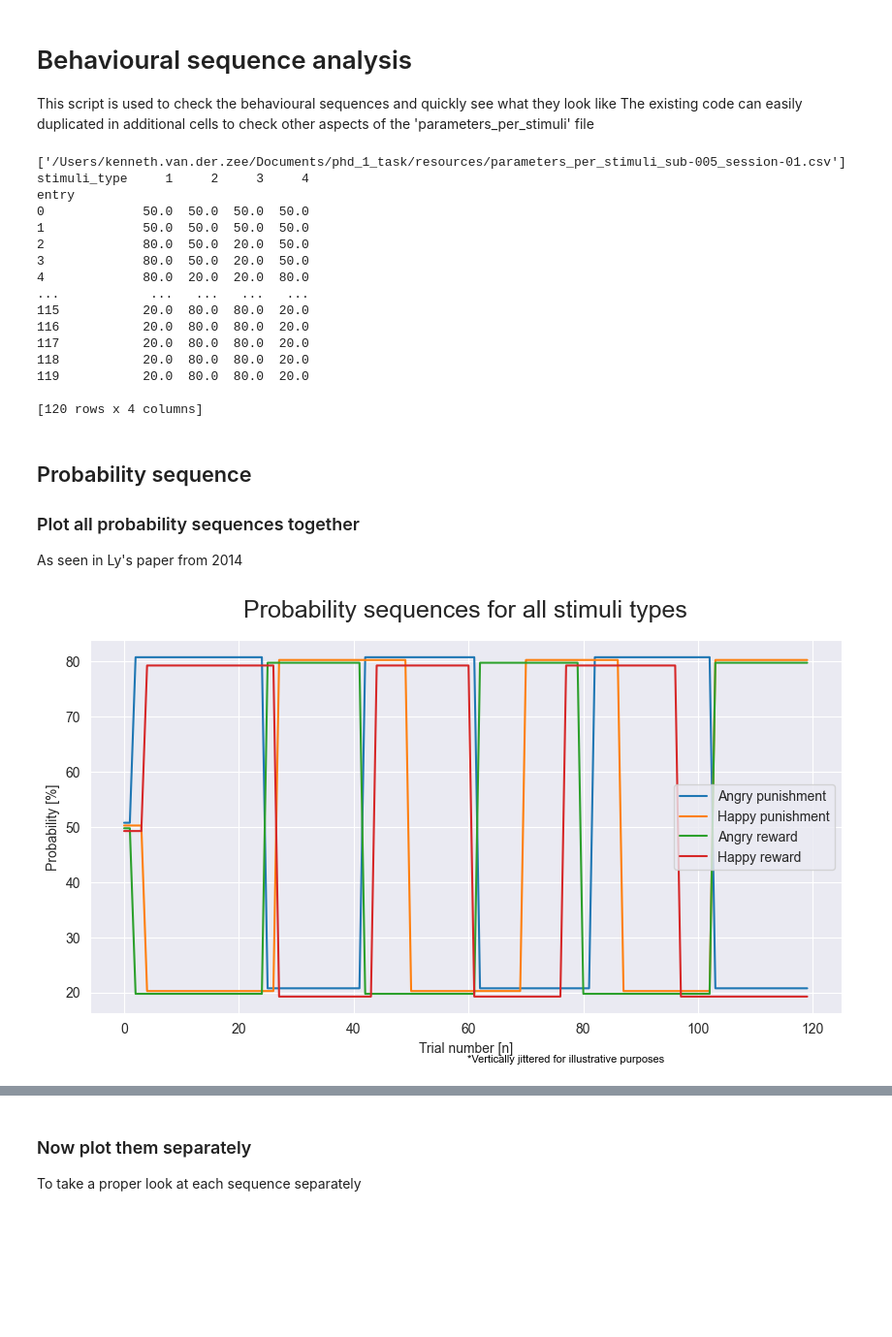
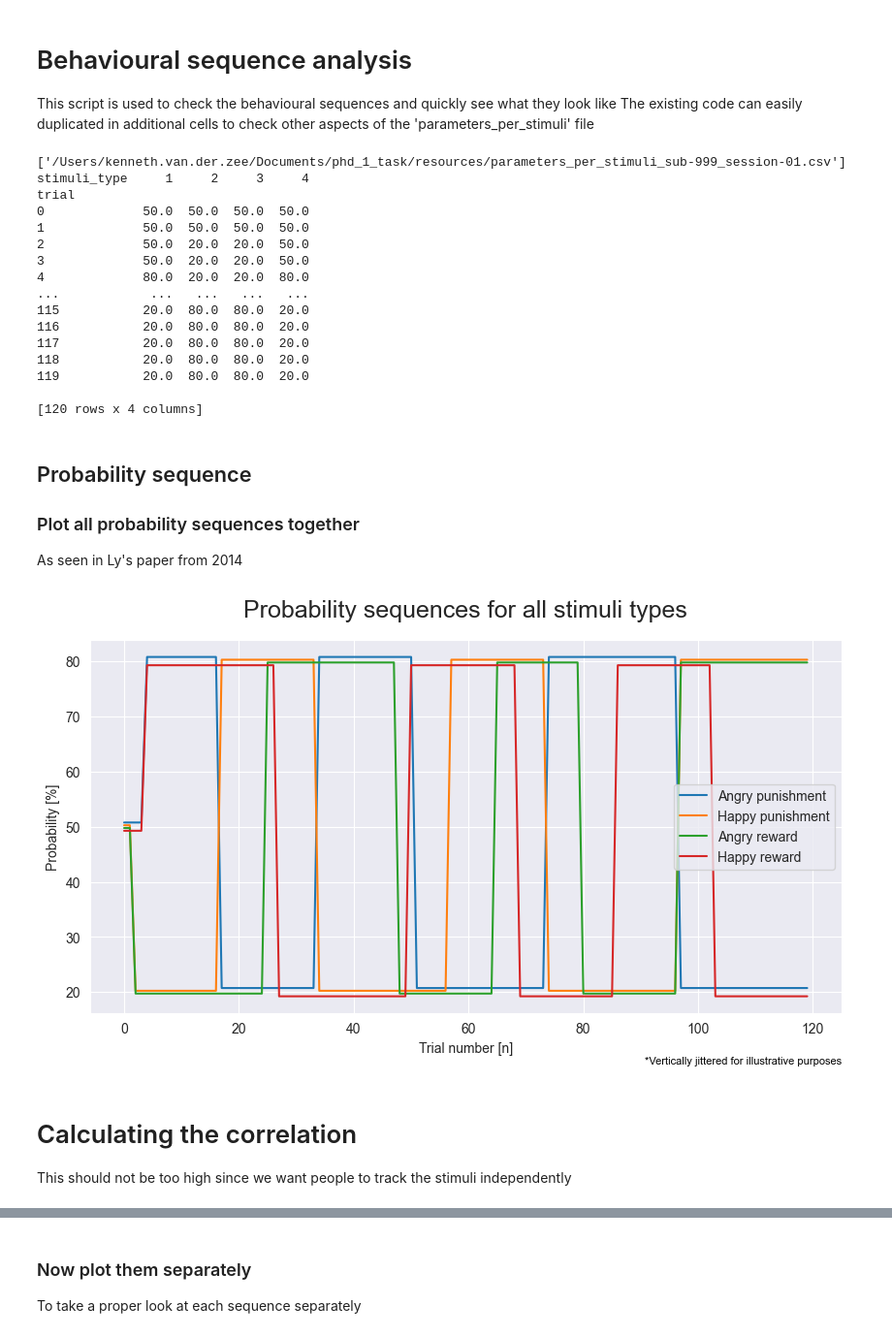
Before and after one commit to KTZ228/phd_1_analysis, a Jupyter notebook: scripts/behavioural_sequence_analysis.ipynb, the cells around one changed output, grey strips where cells are left out. Shown at 97% size. Saved outputs shown, nothing was run; the diff lists cells and outputs as text; code cells hidden in the pictures; blank space fills up the shorter version.

```diff
--- a/scripts/behavioural_sequence_analysis.ipynb
+++ b/scripts/behavioural_sequence_analysis.ipynb
@@ -16,7 +16,7 @@ if not os.path.exists(output_dir):
     os.makedirs(output_dir)
 # %%
 # Load the path and read the CSV
-subject_id = [5]
+subject_id = [999]
 session_number = [1]
 experiment_output_path = os.path.join('/Users', 'kenneth.van.der.zee', 'Documents', 'phd_1_task', 'experiment_output')
 
@@ -26,20 +26,19 @@ print(sequence_path)
 sequence_dataframe = pd.read_csv(sequence_path[0], sep=';')
 
 # Adding a helper column 'entry' to keep track of the count of each type
-sequence_dataframe['entry'] = sequence_dataframe.groupby('stimuli_type').cumcount()
+sequence_dataframe['trial'] = sequence_dataframe.groupby('stimuli_type').cumcount()
 
 # Pivot the DataFrame using the new 'entry' column as the index
-probability_dataframe_pivoted = sequence_dataframe.pivot(index = 'entry', columns = 'stimuli_type', values = 'probability_condition')
-#reinforcement_dataframe_pivoted = sequence_dataframe.pivot(index = 'entry', columns = 'stimuli_type', values = 'reinforcement_sequence')
+probability_dataframe_pivoted = sequence_dataframe.pivot(index = 'trial', columns = 'stimuli_type', values = 'probability_condition')
 print(probability_dataframe_pivoted)
 # %% [output]
-['/Users/kenneth.van.der.zee/Documents/phd_1_task/resources/parameters_per_stimuli_sub-005_session-01.csv']
+['/Users/kenneth.van.der.zee/Documents/phd_1_task/resources/parameters_per_stimuli_sub-999_session-01.csv']
 stimuli_type     1     2     3     4
-entry
+trial
 0             50.0  50.0  50.0  50.0
 1             50.0  50.0  50.0  50.0
-2             80.0  50.0  20.0  50.0
-3             80.0  50.0  20.0  50.0
+2             50.0  20.0  20.0  50.0
+3             50.0  20.0  20.0  50.0
 4             80.0  20.0  20.0  80.0
 ...            ...   ...   ...   ...
 115           20.0  80.0  80.0  20.0
@@ -56,21 +55,24 @@ As seen in Ly's paper from 2014
 # %%
 # Jitter vertically to make the lines easier to read when overlapping
 jitter_strength = [0.75, 0.25, -0.25, -0.75]
 stimuli_type_names = ['Angry punishment','Happy punishment','Angry reward','Happy reward']
 note = '*Vertically jittered for illustrative purposes'
 
 # Plot all stimuli types together
-plt.figure(figsize=(10, 5))
+fix, ax = plt.subplots(figsize=(10, 5))
 for col in probability_dataframe_pivoted.columns:
     column_data = probability_dataframe_pivoted[col] + jitter_strength[col-1]
     plt.plot(column_data, label=stimuli_type_names[col-1])
 plt.title('Probability sequences for all stimuli types', fontsize=18, y=1.04)
 plt.xlabel('Trial number [n]')
 plt.ylabel('Probability [%]')
 plt.legend()
-plt.text(0.22, -0.14, note, transform=ax.transAxes, horizontalalignment='right', verticalalignment='bottom',
+plt.text(1, -0.14, note, transform=ax.transAxes, horizontalalignment='right', verticalalignment='bottom',
         fontsize=8, color='black')
 plt.savefig(os.path.join(output_dir, f'probability_sequence_all_stimuli_types_sub-{subject_id[0]:003}.pdf'))
 plt.show()
 # %% [output]
-[figure, old version]
+[figure, new version]
+# %% [markdown]
+# Calculating the correlation
+This should not be too high since we want people to track the stimuli independently
```
Also changed, not shown: parts of 2 cells of this notebook.
